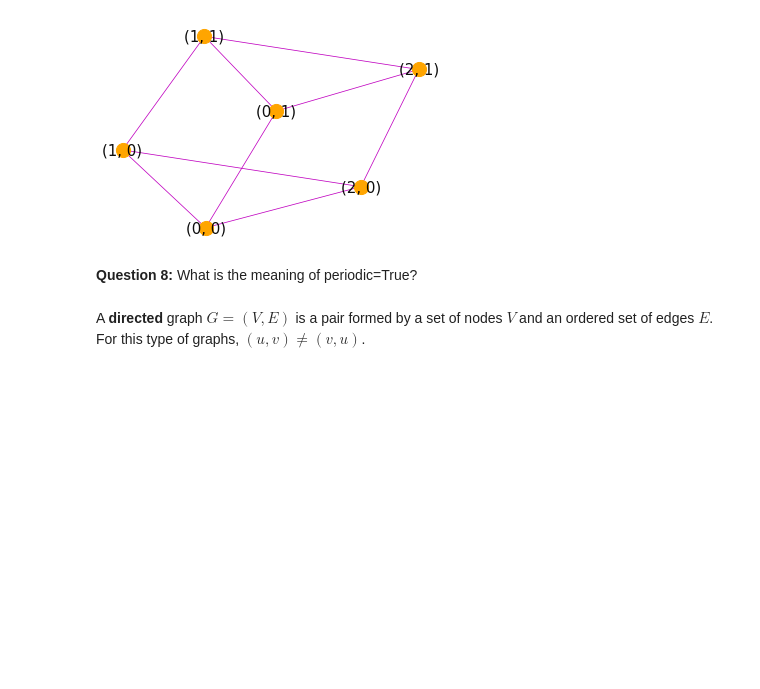
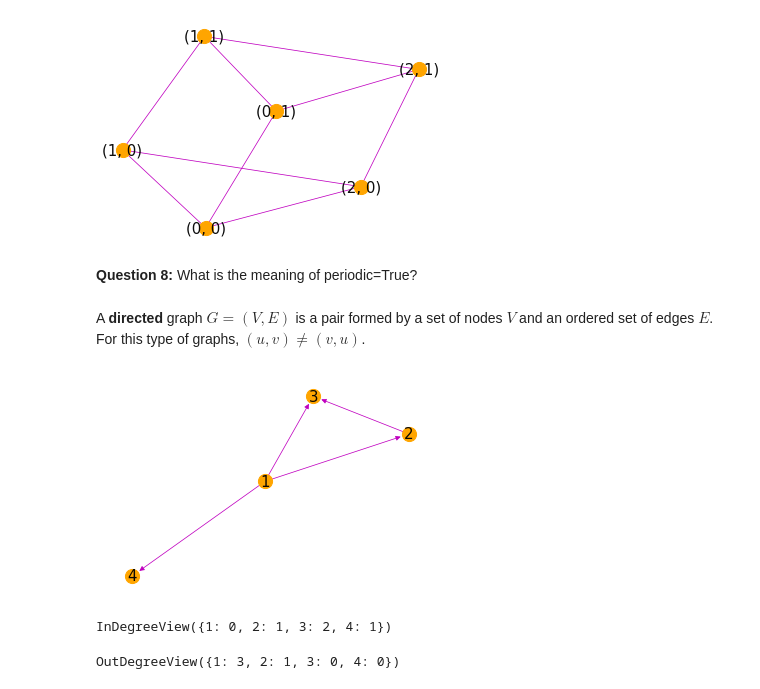
Before and after one commit to javiervz/network_science, a Jupyter notebook: graphs.ipynb, the cells around one changed output. Saved outputs shown, nothing was run; the diff lists cells and outputs as text; code cells hidden in the pictures; blank space fills up the shorter version.

```diff
--- a/graphs.ipynb
+++ b/graphs.ipynb
@@ -196,3 +196,20 @@ plot_graph(grid)
 **Question 8:** What is the meaning of periodic=True?
 # %% [markdown]
 A **directed** graph $G=(V,E)$ is a pair formed by a set of nodes $V$ and an ordered set of edges $E$. For this type of graphs, $(u,v) \neq (v,u)$.
+# %%
+## a directed graph or digraph!
+G = nx.DiGraph()
+# %%
+G.add_edges_from([(1,2),(1,3),(1,4),(2,3)])
+# %%
+plot_graph(G)
+# %% [output]
+[figure, added]
+# %%
+G.in_degree()
+# %% [output]
+InDegreeView({1: 0, 2: 1, 3: 2, 4: 1})
+# %%
+G.out_degree()
+# %% [output]
+OutDegreeView({1: 3, 2: 1, 3: 0, 4: 0})
```
Also changed, not shown: parts of 2 cells of this notebook.
